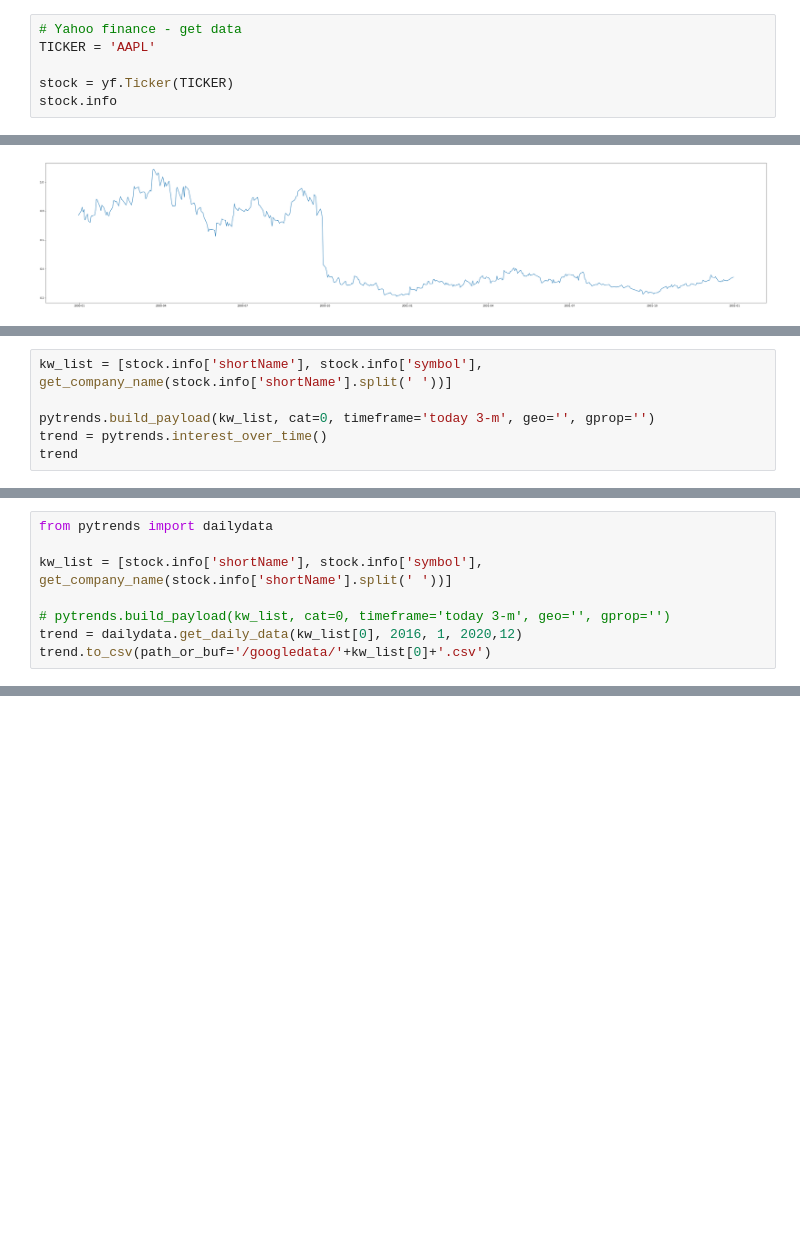
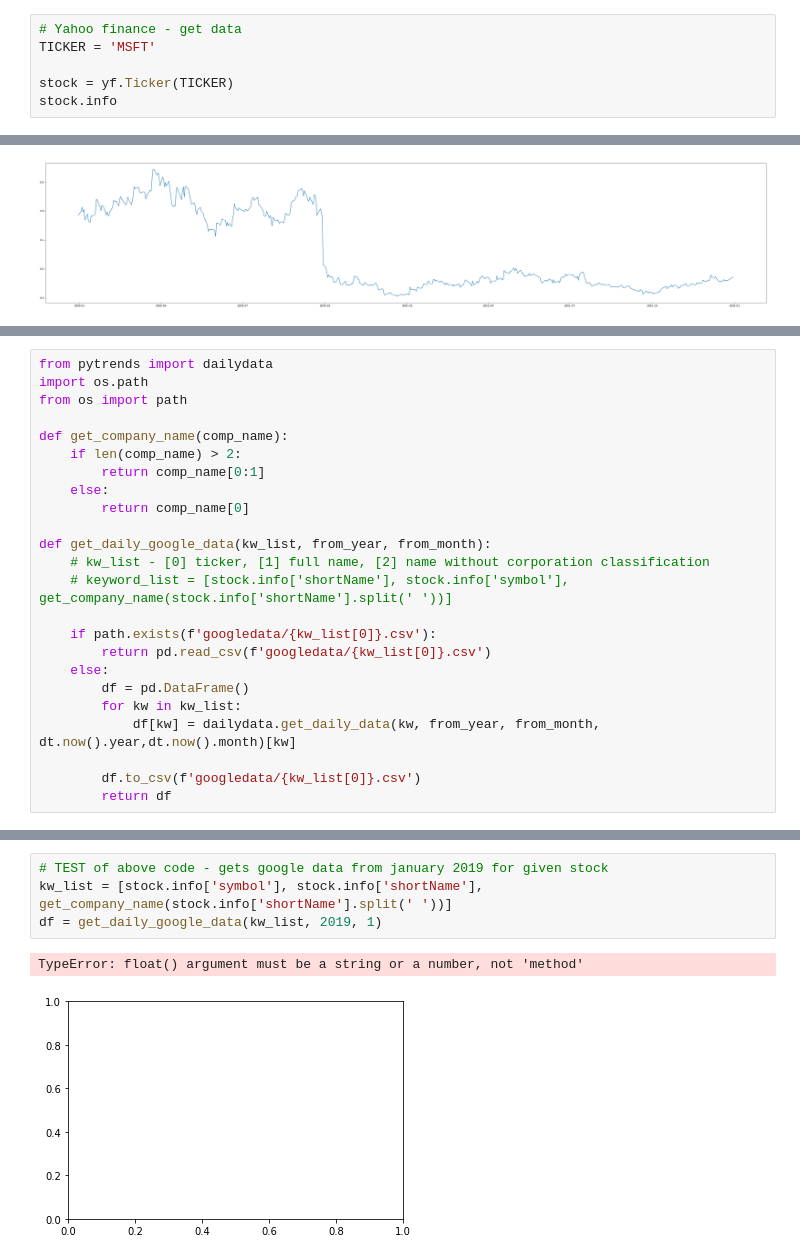
Before and after one commit to Sommerli/stock-prediction, a Jupyter notebook: stock_prediction.ipynb, the cells around one changed output, grey strips where cells are left out. Saved outputs shown, nothing was run; the diff lists cells and outputs as text; blank space fills up the shorter version.

Commit message:
kan nå hente og lagre google data til csv-fil

```diff
--- a/stock_prediction.ipynb
+++ b/stock_prediction.ipynb
@@ -100,7 +100,7 @@ pytrends = TrendReq()
 Enter desired ticker
 # %%
 # Yahoo finance - get data
-TICKER = 'AAPL'
+TICKER = 'MSFT'
 
 stock = yf.Ticker(TICKER)
 stock.info
@@ -182,6 +136,0 @@ plt.plot(trend)
-# %%
-kw_list = [stock.info['shortName'], stock.info['symbol'], get_company_name(stock.info['shortName'].split(' '))]
-
-pytrends.build_payload(kw_list, cat=0, timeframe='today 3-m', geo='', gprop='')
-trend = pytrends.interest_over_time()
-trend
@@ -190,8 +136,0 @@ ResponseError: The request failed: Google returned a response with code 400.
-# %%
-from pytrends import dailydata
-
-kw_list = [stock.info['shortName'], stock.info['symbol'], get_company_name(stock.info['shortName'].split(' '))]
-
-# pytrends.build_payload(kw_list, cat=0, timeframe='today 3-m', geo='', gprop='')
-trend = dailydata.get_daily_data(kw_list[0], 2016, 1, 2020,12)
-trend.to_csv(path_or_buf='/googledata/'+kw_list[0]+'.csv')
@@ -215,0 +137,24 @@ Apple Inc.:2020-12-01 2020-12-31
+# %%
+from pytrends import dailydata
+import os.path
+from os import path
+
+def get_company_name(comp_name):
+    if len(comp_name) > 2:
+        return comp_name[0:1]
+    else:
+        return comp_name[0]
+
+def get_daily_google_data(kw_list, from_year, from_month):
+    # kw_list - [0] ticker, [1] full name, [2] name without corporation classification
+    # keyword_list = [stock.info['shortName'], stock.info['symbol'], get_company_name(stock.info['shortName'].split(' '))]
+
+    if path.exists(f'googledata/{kw_list[0]}.csv'):
+        return pd.read_csv(f'googledata/{kw_list[0]}.csv')
+    else:
+        df = pd.DataFrame()
+        for kw in kw_list:
+            df[kw] = dailydata.get_daily_data(kw, from_year, from_month, dt.now().year,dt.now().month)[kw]
+
+        df.to_csv(f'googledata/{kw_list[0]}.csv')
+        return df
@@ -215,0 +193,7 @@ Apple Inc.:2020-12-01 2020-12-31
+# %%
+# TEST of above code - gets google data from january 2019 for given stock
+kw_list = [stock.info['symbol'], stock.info['shortName'], get_company_name(stock.info['shortName'].split(' '))]
+df = get_daily_google_data(kw_list, 2019, 1)
+# %% [output]
+TypeError: float() argument must be a string or a number, not 'method'
+[figure, added]
```
Also changed, not shown: parts of 7 cells of this notebook, 2 other files.
